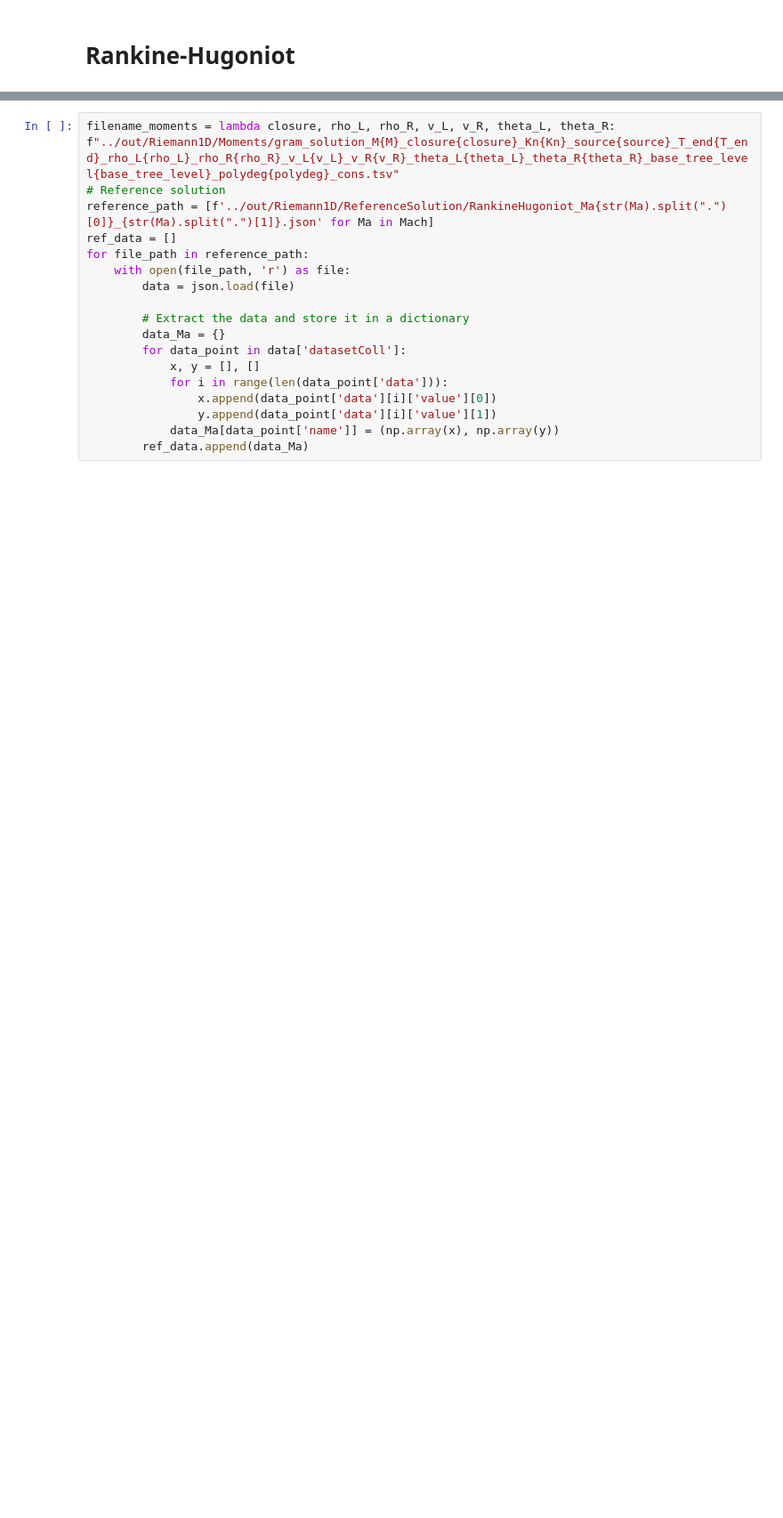
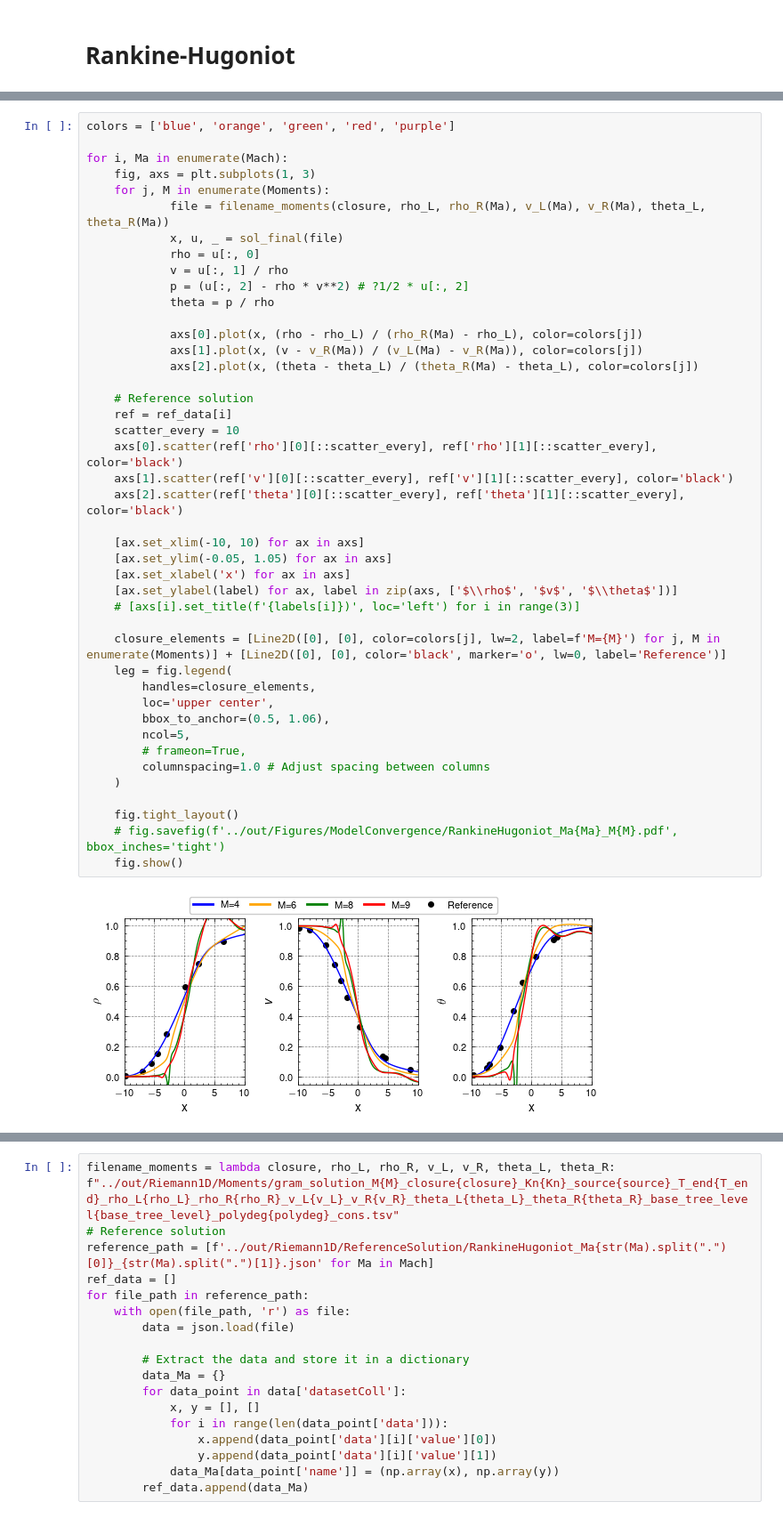
Before and after one commit to JanHab/ExtGram.jl, a Jupyter notebook: notebooks/ModelConvergence.ipynb, the cells around one changed output, grey strips where cells are left out. Shown at 89% size. Saved outputs shown, nothing was run; the diff lists cells and outputs as text; blank space fills up the shorter version.

```diff
--- a/notebooks/ModelConvergence.ipynb
+++ b/notebooks/ModelConvergence.ipynb
@@ -575,2 +555,47 @@ fig.show()
+# %%
+colors = ['blue', 'orange', 'green', 'red', 'purple']
+
+for i, Ma in enumerate(Mach):
+    fig, axs = plt.subplots(1, 3)
+    for j, M in enumerate(Moments):
+            file = filename_moments(closure, rho_L, rho_R(Ma), v_L(Ma), v_R(Ma), theta_L, theta_R(Ma))
+            x, u, _ = sol_final(file)
+            rho = u[:, 0]
+            v = u[:, 1] / rho
+            p = (u[:, 2] - rho * v**2) # ?1/2 * u[:, 2]
+            theta = p / rho
+
+            axs[0].plot(x, (rho - rho_L) / (rho_R(Ma) - rho_L), color=colors[j])
+            axs[1].plot(x, (v - v_R(Ma)) / (v_L(Ma) - v_R(Ma)), color=colors[j])
+            axs[2].plot(x, (theta - theta_L) / (theta_R(Ma) - theta_L), color=colors[j])
+
+    # Reference solution
+    ref = ref_data[i]
+    scatter_every = 10
+    axs[0].scatter(ref['rho'][0][::scatter_every], ref['rho'][1][::scatter_every], color='black')
+    axs[1].scatter(ref['v'][0][::scatter_every], ref['v'][1][::scatter_every], color='black')
+    axs[2].scatter(ref['theta'][0][::scatter_every], ref['theta'][1][::scatter_every], color='black')
+
+    [ax.set_xlim(-10, 10) for ax in axs]
+    [ax.set_ylim(-0.05, 1.05) for ax in axs]
+    [ax.set_xlabel('x') for ax in axs]
+    [ax.set_ylabel(label) for ax, label in zip(axs, ['$\\rho$', '$v$', '$\\theta$'])]
+    # [axs[i].set_title(f'{labels[i]})', loc='left') for i in range(3)]
+
+    closure_elements = [Line2D([0], [0], color=colors[j], lw=2, label=f'M={M}') for j, M in enumerate(Moments)] + [Line2D([0], [0], color='black', marker='o', lw=0, label='Reference')]
+    leg = fig.legend(
+        handles=closure_elements,
+        loc='upper center',
+        bbox_to_anchor=(0.5, 1.06),
+        ncol=5,
+        # frameon=True,
+        columnspacing=1.0 # Adjust spacing between columns
+    )
+
+    fig.tight_layout()
+    # fig.savefig(f'../out/Figures/ModelConvergence/RankineHugoniot_Ma{Ma}_M{M}.pdf', bbox_inches='tight')
+    fig.show()
+# %% [output]
+[figure, added]
 # %%
 Moments = [4, 8]
```
Also changed, not shown: parts of 11 cells of this notebook.
